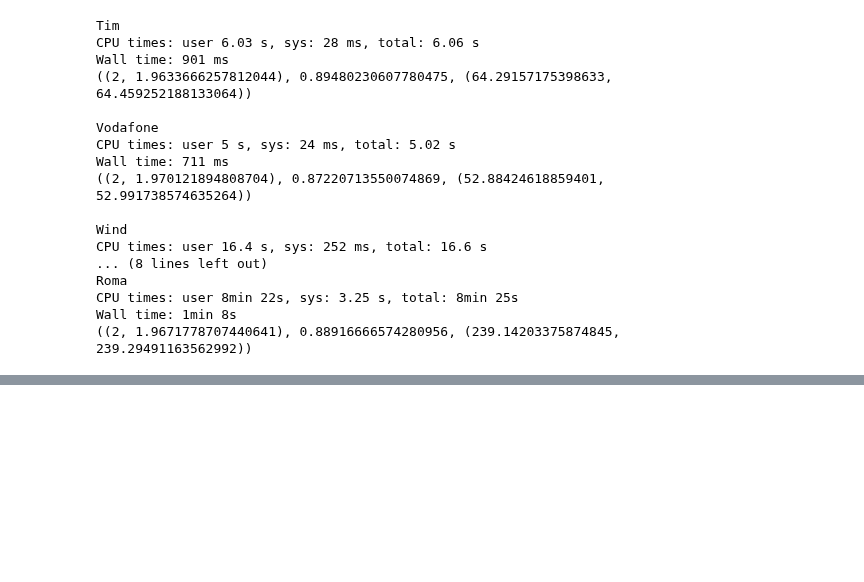
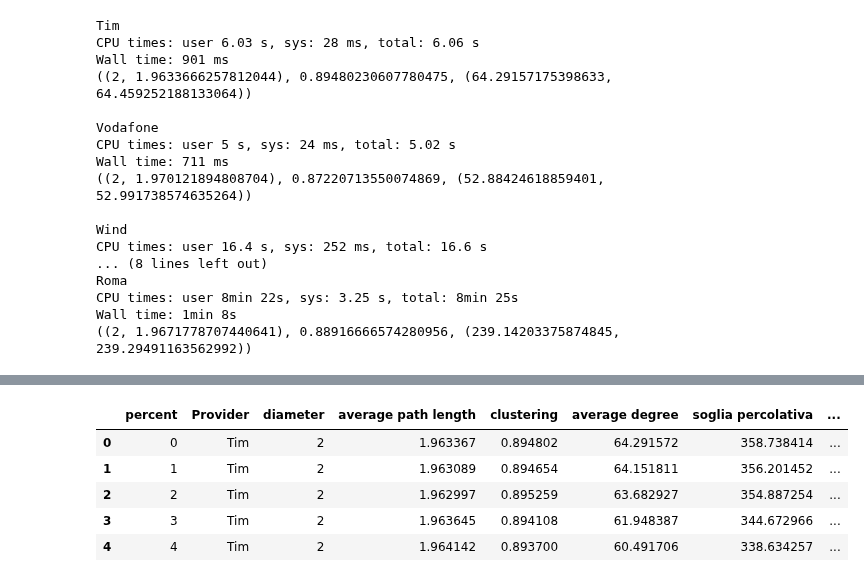
Before and after one commit to FedericoMuciaccia/SistemiComplessi, a Jupyter notebook: src/Iuri/Attacco con graph tool NON APRITE QUESTO NOTEBOOK.ipynb, the cells around one changed output, grey strips where cells are left out. Drawn from its saved outputs; the diff is of its cells as text; code cells hidden in the pictures; blank space fills up the shorter version.

```diff
--- a/src/Iuri/Attacco con graph tool NON APRITE QUESTO NOTEBOOK.ipynb
+++ b/src/Iuri/Attacco con graph tool NON APRITE QUESTO NOTEBOOK.ipynb
@@ -132,6 +280,7 @@ def attackPercent(compagnia, steps):
 # %%
-#gestore = ["Tim", "Vodafone", "Wind", "Tre"]
-gestore = "Tre"
+#gestore = ["Tim", "Vodafone", "Wind", "Tre", "Roma"]
+gestore = ["Tim", "Vodafone", "Wind", "Tre"]
+#gestore = "Roma"
 diametro = []
 cammino = []
 cluster = []
@@ -142,15 +291,15 @@ relSizeGC = []
 aziendaFinal = []
 ascisse = []
 
-#for compagnia in gestore:
-#    %time attackPercent(compagnia, 10)
+for compagnia in gestore:
+    %time failurePercent(compagnia, 100)
 
-attackPercent(gestore, 10)
+#attackPercent(gestore, 50)
 
 datiFinal = pandas.DataFrame()
 datiFinal['percent'] = ascisse
 
-datiFinal['provider'] = aziendaFinal
+datiFinal['Provider'] = aziendaFinal
 datiFinal['diameter'] = diametro
 datiFinal['average path length'] = cammino
 datiFinal['clustering'] = cluster
@@ -158,5 +307,6 @@ datiFinal['average degree'] = gradomedio
 datiFinal['soglia percolativa'] = criterio
 
 datiFinal['GCsize'] = relSizeGC
-datiFinal.to_csv("/home/protoss/Documenti/SistemiComplessi/data/Iuri/AttackDataForSeaborn.csv")
+datiFinal.to_csv("/home/protoss/Documenti/SistemiComplessi/data/Iuri/GtoolFailureDataForSeaborn.csv")
 datiFinal.head()
+# %% [output]
@@ -162,0 +321,6 @@ datiFinal.head()
+|  | percent | Provider | diameter | average path length | clustering | average degree | soglia percolativa | ... |
+| 0 | 0 | Tim | 2 | 1.963367 | 0.894802 | 64.291572 | 358.738414 | ... |
+| 1 | 1 | Tim | 2 | 1.963089 | 0.894654 | 64.151811 | 356.201452 | ... |
+| 2 | 2 | Tim | 2 | 1.962997 | 0.895259 | 63.682927 | 354.887254 | ... |
+| 3 | 3 | Tim | 2 | 1.963645 | 0.894108 | 61.948387 | 344.672966 | ... |
+| 4 | 4 | Tim | 2 | 1.964142 | 0.893700 | 60.491706 | 338.634257 | ... |
```
Also changed, not shown: parts of 16 cells of this notebook, 23 other files.
